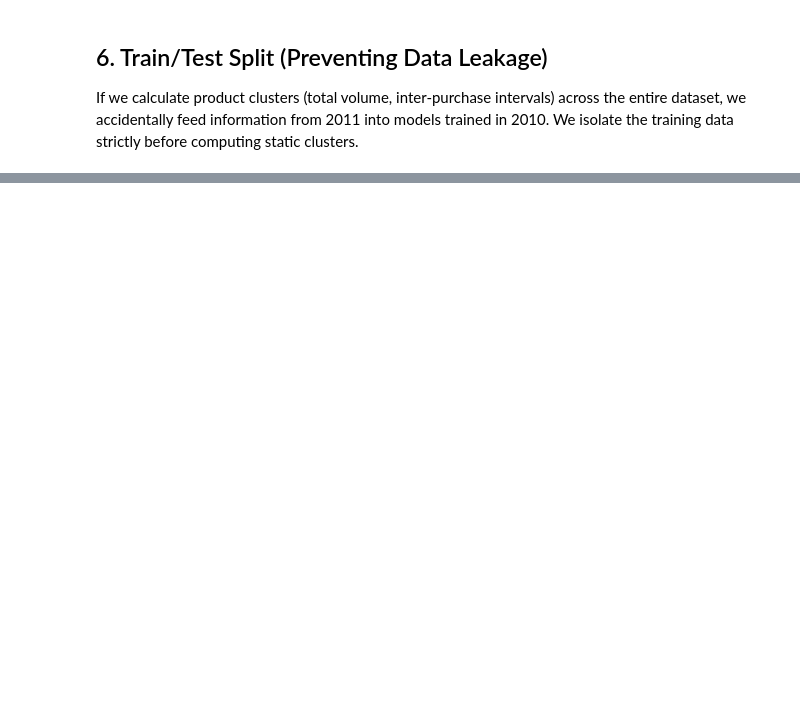
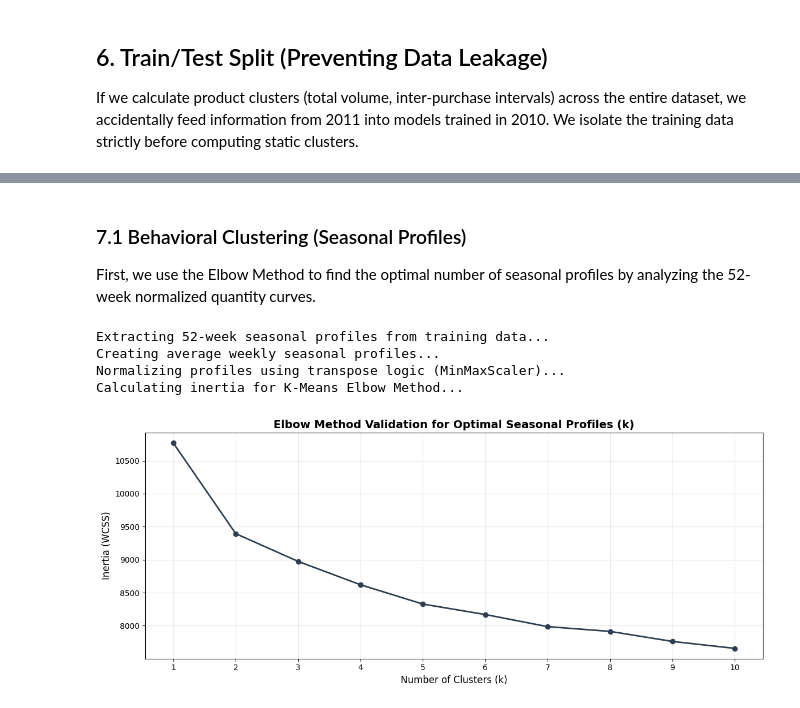
Before and after one commit to fede-giorgi/forecasting-retail, a Jupyter notebook: notebooks/data_processing_playground.ipynb, the cells around one changed output, grey strips where cells are left out. Saved outputs shown, nothing was run; the diff lists cells and outputs as text; code cells hidden in the pictures; blank space fills up the shorter version.

Commit message:
feat: implement triple-axis clustering (seasonal, semantic, volume) and polish preprocessing pipeline

```diff
--- a/notebooks/data_processing_playground.ipynb
+++ b/notebooks/data_processing_playground.ipynb
@@ -211,0 +249,47 @@ print("Done! Ready for Machine Learning Models. 🚀")
+# %% [markdown]
+### 7.1 Behavioral Clustering (Seasonal Profiles)
+First, we use the Elbow Method to find the optimal number of seasonal profiles by analyzing the 52-week normalized quantity curves.
+# %%
+from sklearn.preprocessing import MinMaxScaler
+from sklearn.cluster import KMeans
+import matplotlib.pyplot as plt
+
+print("Extracting 52-week seasonal profiles from training data...")
+df_train = weekly_sales_train.copy()
+df_train["week_of_year"] = df_train["Week"].dt.isocalendar().week
+
+print("Creating average weekly seasonal profiles...")
+profiles = df_train.groupby(["StockCode", "week_of_year"], observed=True)["Quantity"].mean().unstack().fillna(0)
+
+# Ensure all 52 weeks are mapped
+profiles = profiles.reindex(columns=range(1, 53), fill_value=0)
+
+print("Normalizing profiles using transpose logic (MinMaxScaler)...")
+scaler = MinMaxScaler()
+profiles_scaled = scaler.fit_transform(profiles.T).T
+
+inertia = []
+K_range = range(1, 11)
+
+print("Calculating inertia for K-Means Elbow Method...")
+for k in K_range:
+    model = KMeans(n_clusters=k, random_state=42, n_init="auto")
+    model.fit(profiles_scaled)
+    inertia.append(model.inertia_)
+
+# Plot the Elbow Method
+plt.figure(figsize=(12, 5))
+plt.plot(K_range, inertia, marker='o', linestyle='-', color='#2c3e50', linewidth=2)
+plt.xlabel('Number of Clusters (k)', fontsize=12)
+plt.ylabel('Inertia (WCSS)', fontsize=12)
+plt.title('Elbow Method Validation for Optimal Seasonal Profiles (k)', fontsize=14, fontweight='bold')
+plt.xticks(K_range)
+plt.grid(True, alpha=0.3)
+plt.tight_layout()
+plt.show()
+# %% [output]
+Extracting 52-week seasonal profiles from training data...
+Creating average weekly seasonal profiles...
+Normalizing profiles using transpose logic (MinMaxScaler)...
+Calculating inertia for K-Means Elbow Method...
+[figure, added]
```
Also changed, not shown: parts of 20 cells of this notebook, 4 other files.
